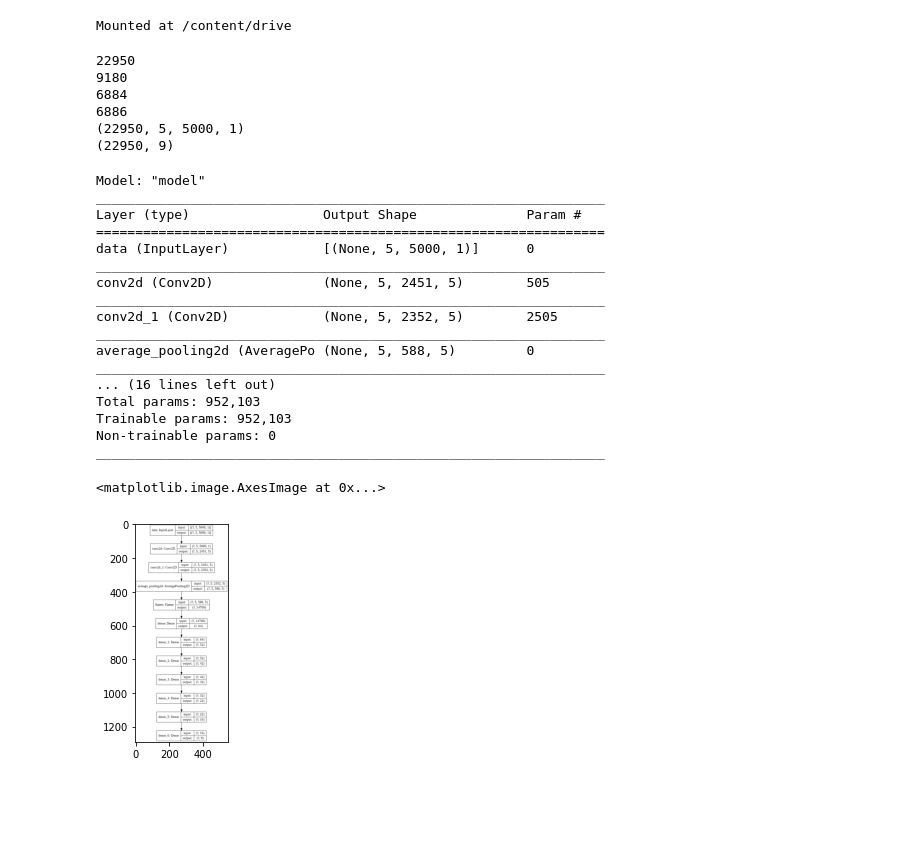
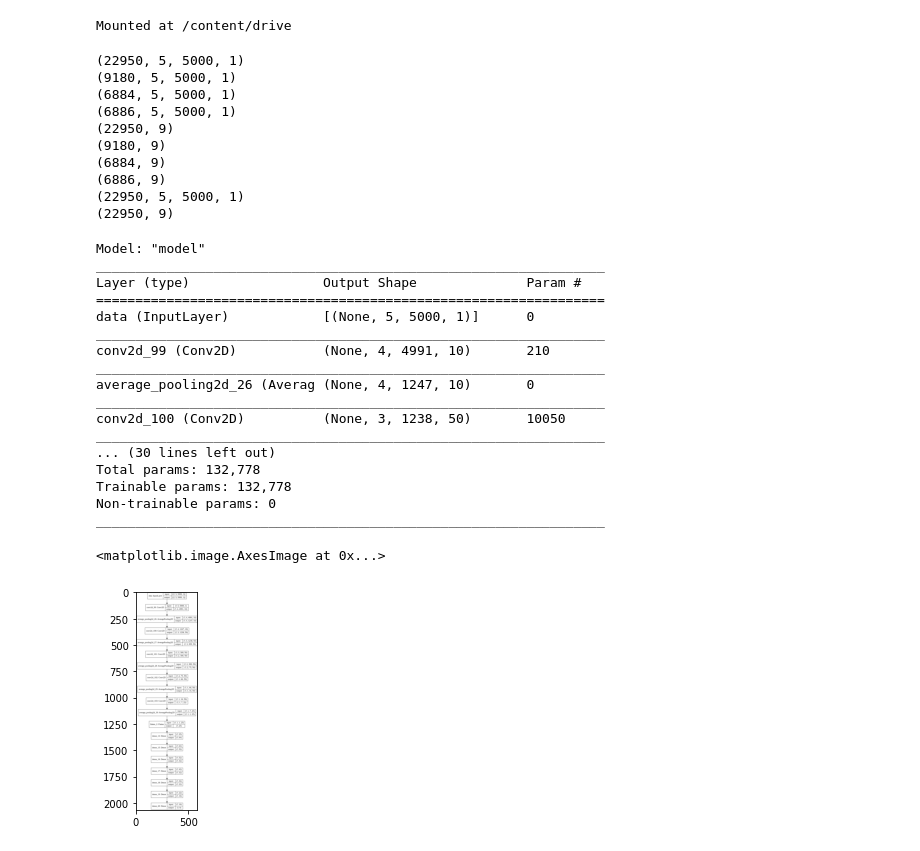
Before and after one commit to Ashraf-Saleh/Fault-Detect, a Jupyter notebook: Fault_Detect.ipynb, the cells around one changed output. Drawn from its saved outputs; the diff is of its cells as text; code cells hidden in the pictures; blank space fills up the shorter version.

Commit message:
Averagepooling (2)

```diff
--- a/Fault_Detect.ipynb
+++ b/Fault_Detect.ipynb
@@ -40,38 +40,42 @@ Vald_Y = Data_Y[int(len(Data_Y)*0.4):int(len(Data_Y)*0.7)]
 Test_X = Data_X[int(len(Data_X)*0.7):]
 Test_Y = Data_Y[int(len(Data_Y)*0.7):]
 
-print(len(Data_X))
-print(len(Train_X))
-print(len(Vald_X))
-print(len(Test_X))
+print(Data_X.shape)
+print(Train_X.shape)
+print(Vald_X.shape)
+print(Test_X.shape)
+
+print(Data_Y.shape)
+print(Train_Y.shape)
+print(Vald_Y.shape)
+print(Test_Y.shape)
 
 print(Data_X.shape)
 print(Data_Y.shape)
 # %% [output]
-22950
-9180
-6884
-6886
+(22950, 5, 5000, 1)
+(9180, 5, 5000, 1)
+(6884, 5, 5000, 1)
+(6886, 5, 5000, 1)
+(22950, 9)
+(9180, 9)
+(6884, 9)
+(6886, 9)
 (22950, 5, 5000, 1)
 (22950, 9)
 # %%
 inputs = keras.Input(shape = (Train_X.shape[1], Train_X.shape[2], Train_X.shape[3]), name="data")
 
-x = layers.Conv2D(filters = 5, kernel_size = (1, 100), strides = (1, 2), padding = 'valid', activation = 'relu')(inputs)
-x = layers.Conv2D(filters = 5, kernel_size = (1, 100), strides = (1, 1), padding = 'valid', activation = 'relu')(x)
+x = layers.Conv2D(filters = 10, kernel_size = (2, 10),strides=(1, 1), activation = "relu") (inputs)
 x = layers.AveragePooling2D(pool_size = (1,4)) (x)
-#x = layers.Conv2D(filters = 100, kernel_size = (2, 100), strides = (1, 1), padding = 'valid', activation = 'relu')(x)
-#x = layers.Conv2D(filters = 150, kernel_size = (1, 100), strides = (1, 1), padding = 'valid', activation = 'relu')(x)
-#x = layers.MaxPooling2D(pool_size = (1,4)) (x)
-#x = layers.Conv2D(filters = 50, kernel_size = (2, 100), strides = (1, 1), padding = 'valid', activation = 'relu')(x)
-#x = layers.Conv2D(filters = 50, kernel_size = (1, 100), strides = (1, 1), padding = 'valid', activation = 'relu')(x)
-#x = layers.MaxPooling2D(pool_size = (1,4))(x)
-#x = layers.Conv2D(filters = 50, kernel_size = (2, 10), strides = (1, 1), padding = 'valid', activation = 'relu')(x)
-#x = layers.Conv2D(filters = 50, kernel_size = (1, 3), strides = (1, 1), padding = 'valid', activation = 'relu')(x)
-#x = layers.MaxPooling2D(pool_size = (1,2))(x)
-#x = layers.Conv2D(filters = 25, kernel_size = (1, 1), strides = (1, 1), padding = 'valid', activation = 'relu')(x)
-#x = layers.Conv2D(filters = 25, kernel_size = (1, 1), strides = (1, 1), padding = 'valid', activation = 'relu')(x)
-#x = layers.MaxPooling2D(pool_size = (1,1))(x)
+x = layers.Conv2D(filters = 50, kernel_size = (2,10),strides = (1, 1),padding = 'valid', activation='relu') (x)
+x = layers.AveragePooling2D(pool_size = (1,4)) (x)
+x = layers.Conv2D(filters = 50,kernel_size= (2, 10),strides = (1, 1), activation="relu")(x)
+x = layers.AveragePooling2D(pool_size = (1,4))(x)
+x = layers.Conv2D(filters = 50,kernel_size= (2, 10),strides = (1, 1), activation="relu")(x)
+x = layers.AveragePooling2D(pool_size = (1,4))(x)
+x = layers.Conv2D(filters = 25,kernel_size= (1, 10),strides = (1, 1), activation="relu")(x)
+x = layers.AveragePooling2D(pool_size = (1,6))(x)
 x = layers.Flatten()(x)
 #x = layers.Conv2D(filters = 21, kernel_size = (3, 100), activation='relu') (x)
 #block_1_output = layers.MaxPooling2D(pool_size = (1,4)) (x)
@@ -110,40 +114,40 @@ x = layers.Dense(22, activation="relu")(x)
 #x = layers.Dense(16, activation="relu")(block_4_output)
 #x = layers.Dense(16, activation="relu")(x)
 x = layers.Dense(16, activation="relu")(x)
 #block_5_output = layers.add([x, block_4_output])
 
 #x = block_5_output
 #x = layers.Dropout(0.5)(x)
 outputs = layers.Dense(Train_Y.shape[1], activation='softmax')(x)
 
 
 model = keras.Model(inputs, outputs, name="model")
 
 model.compile(optimizer='adam', loss='CategoricalCrossentropy', metrics=['accuracy'])
 
 model.summary()
 plot_model(model, to_file='/content/drive/My Drive/Colab_Data/Fault_Detect/model.png',show_shapes=True)
 plt.imshow(mpimg.imread('/content/drive/My Drive/Colab_Data/Fault_Detect/model.png'))
 # %% [output]
 Model: "model"
 _________________________________________________________________
 Layer (type)                 Output Shape              Param #
 =================================================================
 data (InputLayer)            [(None, 5, 5000, 1)]      0
 _________________________________________________________________
-conv2d (Conv2D)              (None, 5, 2451, 5)        505
+conv2d_99 (Conv2D)           (None, 4, 4991, 10)       210
 _________________________________________________________________
-conv2d_1 (Conv2D)            (None, 5, 2352, 5)        2505
+average_pooling2d_26 (Averag (None, 4, 1247, 10)       0
 _________________________________________________________________
-average_pooling2d (AveragePo (None, 5, 588, 5)         0
+conv2d_100 (Conv2D)          (None, 3, 1238, 50)       10050
 _________________________________________________________________
-... (16 lines left out)
-Total params: 952,103
-Trainable params: 952,103
+... (30 lines left out)
+Total params: 132,778
+Trainable params: 132,778
 Non-trainable params: 0
 _________________________________________________________________
 <matplotlib.image.AxesImage at 0x...>
-[figure, old version]
+[figure, new version]
 # %%
 history = model.fit(Train_X, Train_Y, epochs=200,batch_size = 200, verbose=2, validation_data=(Vald_X,Vald_Y))
 # %% [output]
```
Also changed, not shown: parts of 4 cells of this notebook.
